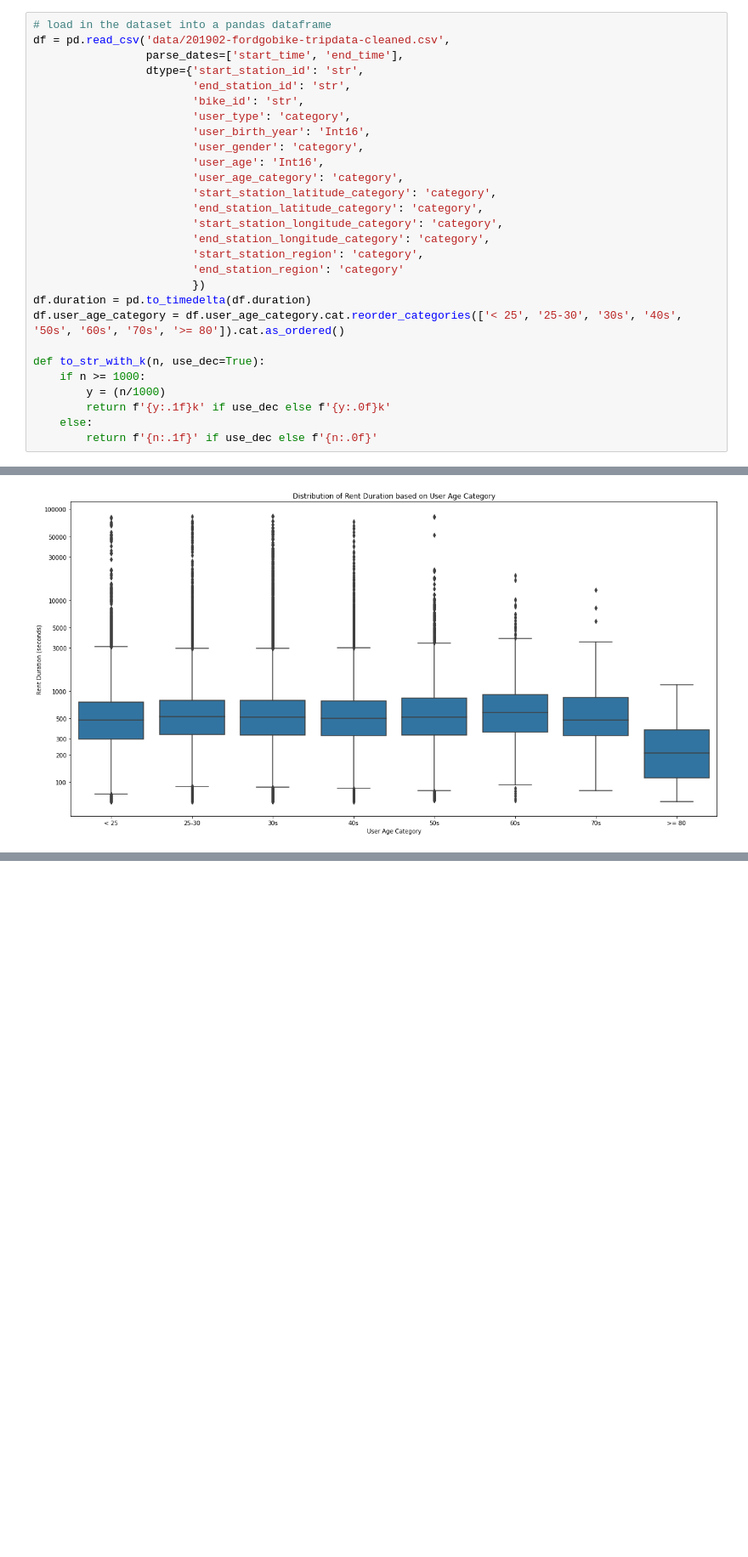
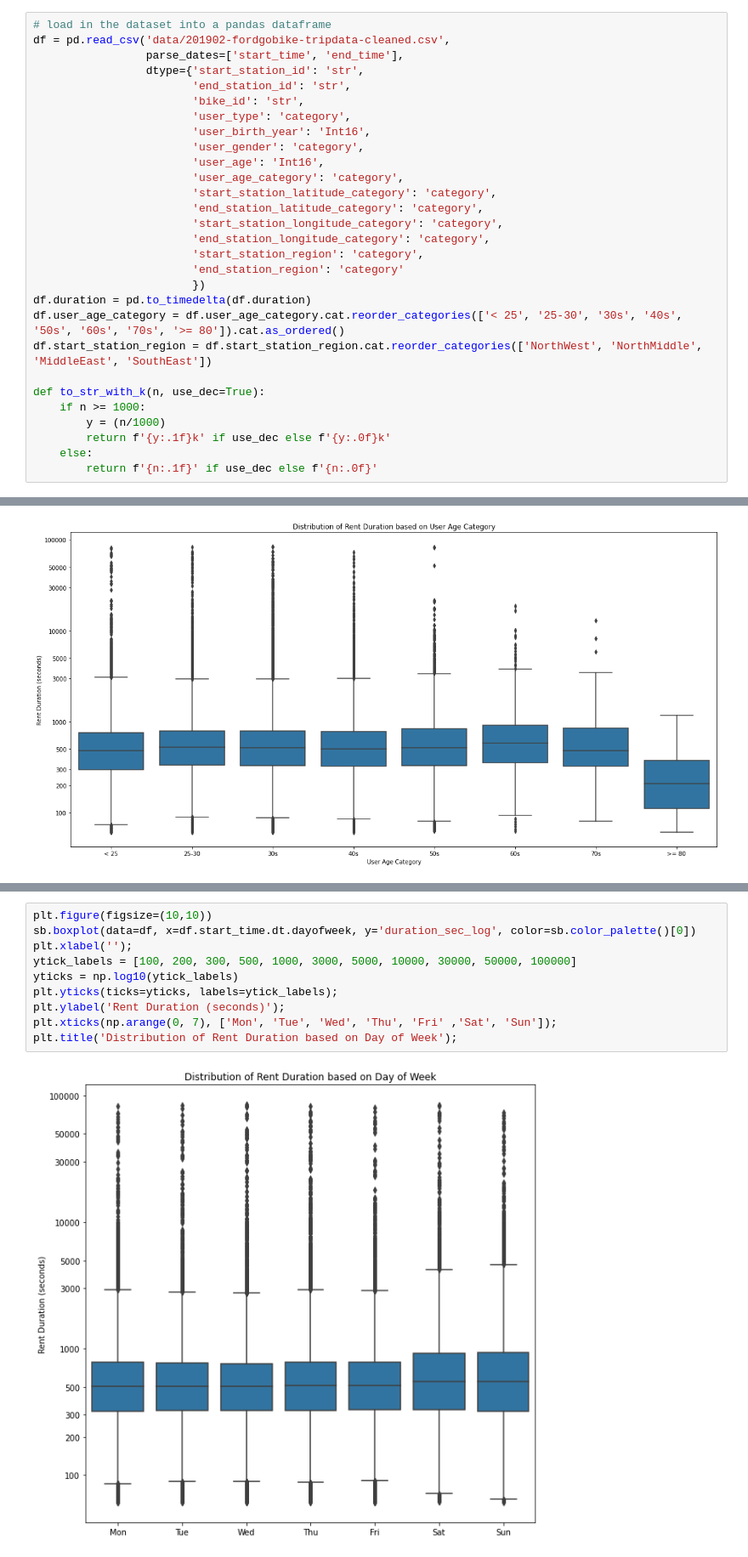
Before and after one commit to fletchersarip93/ford-gobike-data-analysis, a Jupyter notebook: slide_deck_ford_gobike.ipynb, the cells around one changed output, grey strips where cells are left out. Shown at 85% size. Cells and saved outputs as stored; diff of their text form; blank space fills up the shorter version.

```diff
--- a/slide_deck_ford_gobike.ipynb
+++ b/slide_deck_ford_gobike.ipynb
@@ -42,6 +42,7 @@ df = pd.read_csv('data/201902-fordgobike-tripdata-cleaned.csv',
                         })
 df.duration = pd.to_timedelta(df.duration)
 df.user_age_category = df.user_age_category.cat.reorder_categories(['< 25', '25-30', '30s', '40s', '50s', '60s', '70s', '>= 80']).cat.as_ordered()
+df.start_station_region = df.start_station_region.cat.reorder_categories(['NorthWest', 'NorthMiddle', 'MiddleEast', 'SouthEast'])
 
 def to_str_with_k(n, use_dec=True):
     if n >= 1000:
@@ -306,0 +311,12 @@ plt.title('Distribution of Rent Duration based on User Age Category');
+# %%
+plt.figure(figsize=(10,10))
+sb.boxplot(data=df, x=df.start_time.dt.dayofweek, y='duration_sec_log', color=sb.color_palette()[0])
+plt.xlabel('');
+ytick_labels = [100, 200, 300, 500, 1000, 3000, 5000, 10000, 30000, 50000, 100000]
+yticks = np.log10(ytick_labels)
+plt.yticks(ticks=yticks, labels=ytick_labels);
+plt.ylabel('Rent Duration (seconds)');
+plt.xticks(np.arange(0, 7), ['Mon', 'Tue', 'Wed', 'Thu', 'Fri' ,'Sat', 'Sun']);
+plt.title('Distribution of Rent Duration based on Day of Week');
+# %% [output]
+[figure, added]
```
Also changed, not shown: parts of 4 cells of this notebook.
